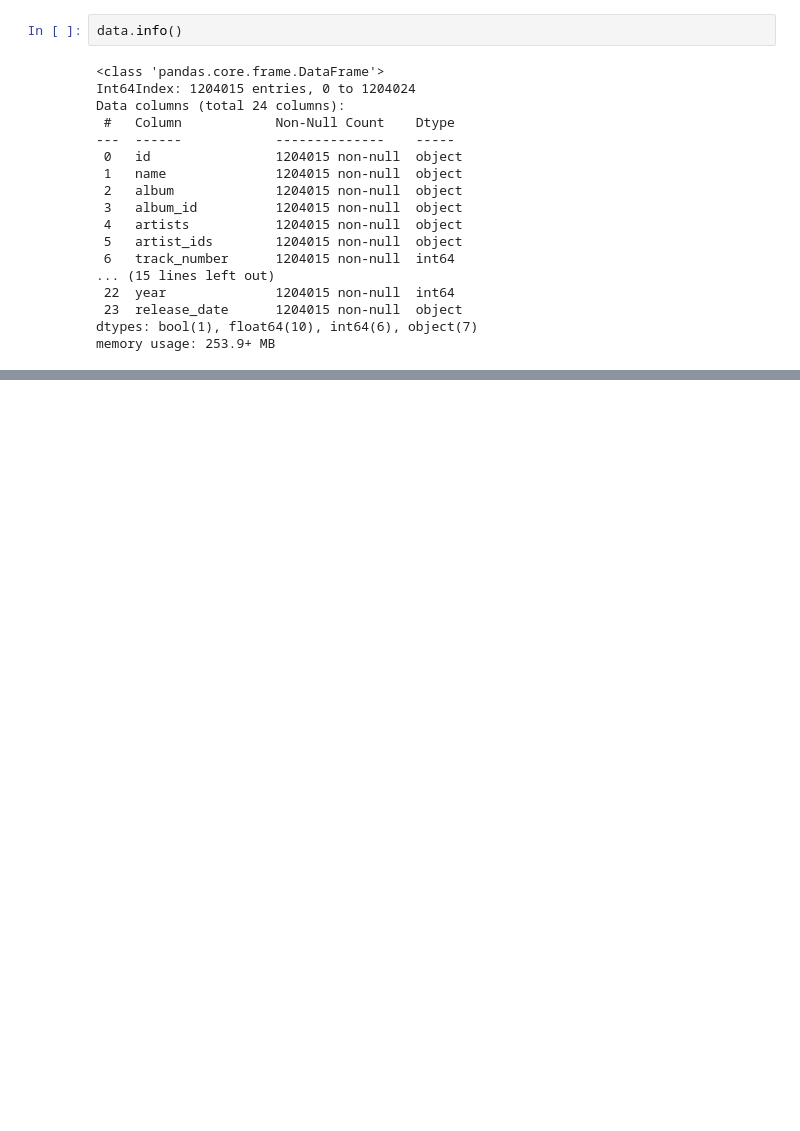
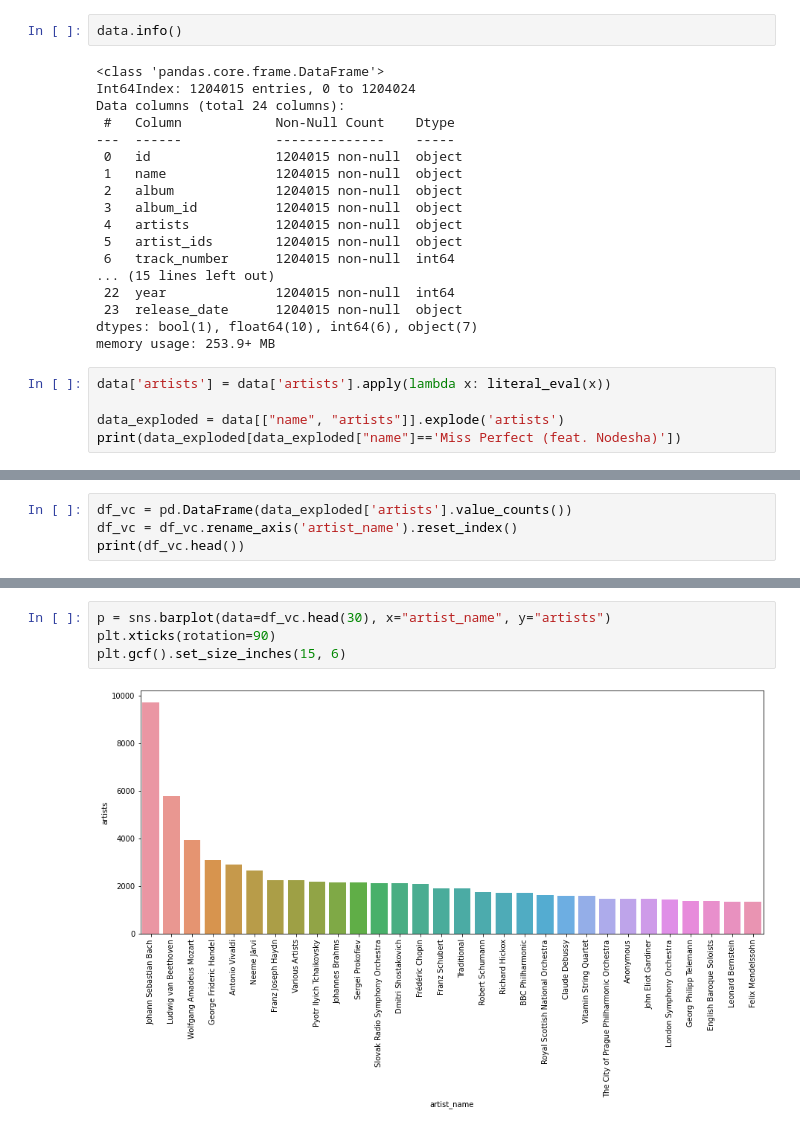
Before and after one commit to cedsvrn/song-recommendation, a Jupyter notebook: song-recommendation.ipynb, the cells around one changed output, grey strips where cells are left out. Cells and saved outputs as stored; diff of their text form; blank space fills up the shorter version.

```diff
--- a/song-recommendation.ipynb
+++ b/song-recommendation.ipynb
@@ -99,3 +94,8 @@ Data columns (total 24 columns):
  23  release_date      1204015 non-null  object
 dtypes: bool(1), float64(10), int64(6), object(7)
 memory usage: 253.9+ MB
+# %%
+data['artists'] = data['artists'].apply(lambda x: literal_eval(x))
+
+data_exploded = data[["name", "artists"]].explode('artists')
+print(data_exploded[data_exploded["name"]=='Miss Perfect (feat. Nodesha)'])
@@ -101,0 +107,4 @@ memory usage: 253.9+ MB
+# %%
+df_vc = pd.DataFrame(data_exploded['artists'].value_counts())
+df_vc = df_vc.rename_axis('artist_name').reset_index()
+print(df_vc.head())
@@ -101,0 +134,6 @@ memory usage: 253.9+ MB
+# %%
+p = sns.barplot(data=df_vc.head(30), x="artist_name", y="artists")
+plt.xticks(rotation=90)
+plt.gcf().set_size_inches(15, 6)
+# %% [output]
+[figure, added]
```
Also changed, not shown: parts of 10 cells of this notebook.
